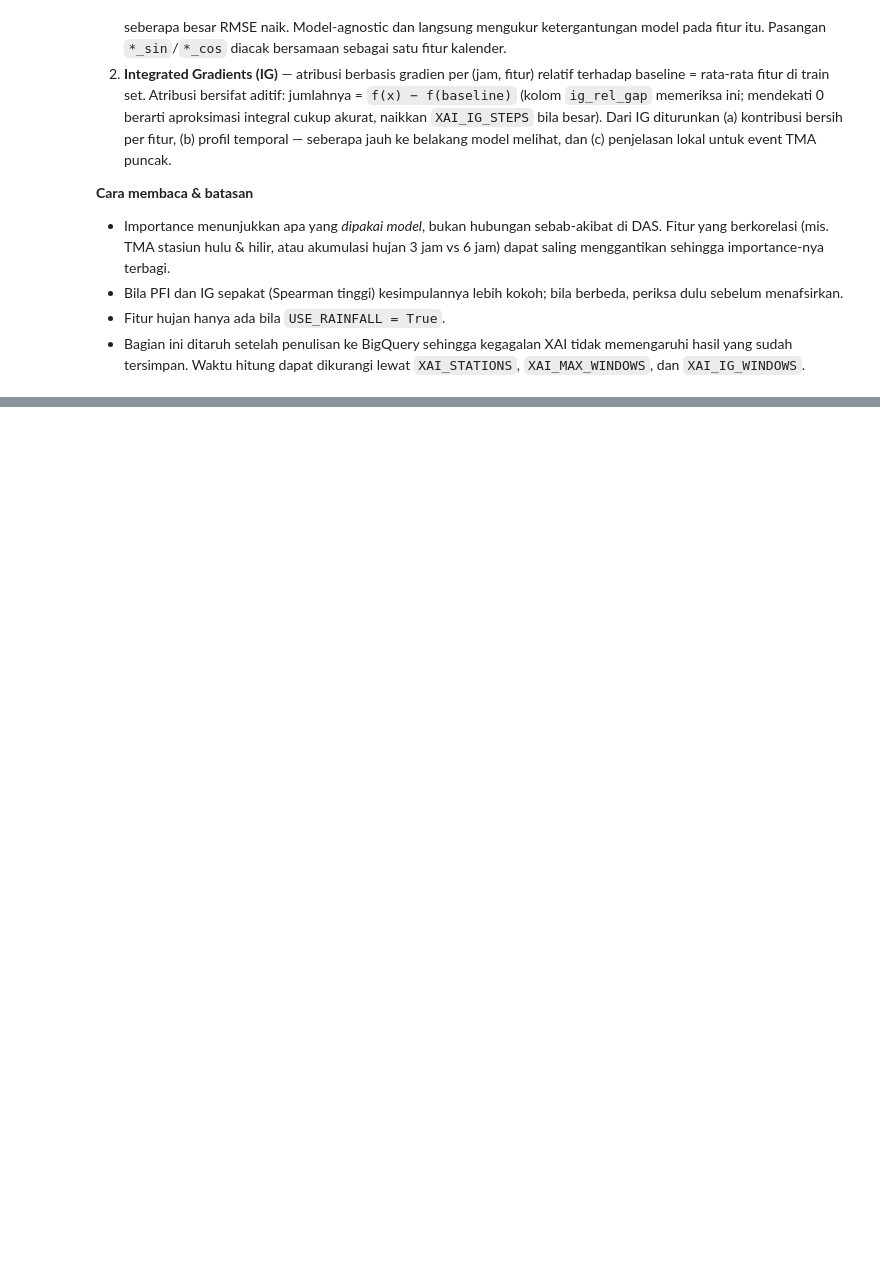
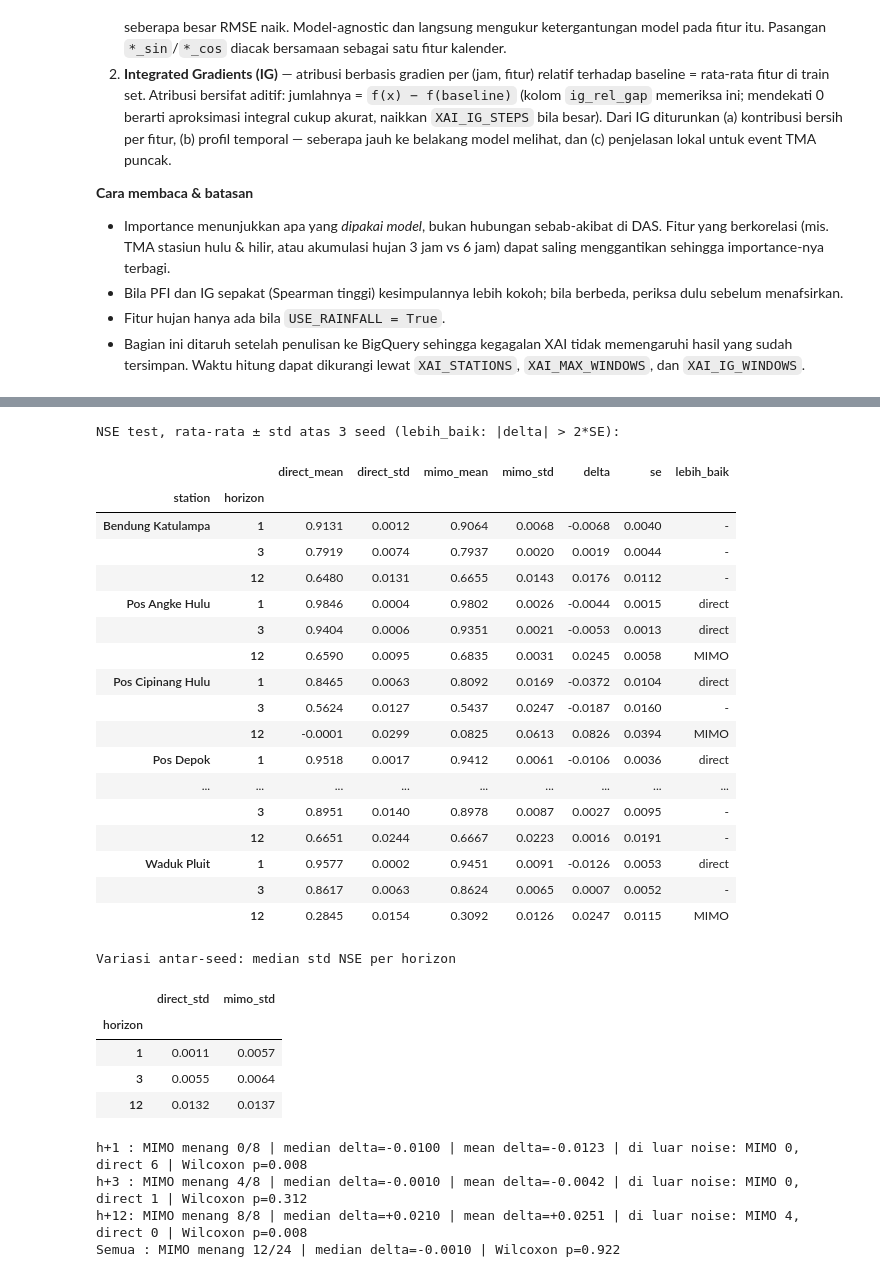
Before and after one commit to VincenzoJasonCarter/flood-forecasting-pipeline, a Jupyter notebook: notebooks_training/03_GRU.ipynb, the cells around one changed output, grey strips where cells are left out. Cells and saved outputs as stored; diff of their text form; code cells hidden in the pictures; blank space fills up the shorter version.

```diff
--- a/notebooks_training/03_GRU.ipynb
+++ b/notebooks_training/03_GRU.ipynb
@@ -734,0 +1373,66 @@ plt.show()
+# %%
+# --- Ringkasan multi-seed -------------------------------------------------------
+from scipy.stats import wilcoxon
+
+nse_s = seeds_df[seeds_df.metric == "NSE"]
+stats = (nse_s.groupby(["station", "horizon", "strategy"])["value"]
+         .agg(["mean", "std", "count"]).unstack("strategy"))
+
+seed_tbl = pd.DataFrame({
+    "direct_mean": stats[("mean", "direct")], "direct_std": stats[("std", "direct")],
+    "mimo_mean":   stats[("mean", "mimo")],   "mimo_std":   stats[("std", "mimo")],
+})
+seed_tbl["delta"] = seed_tbl["mimo_mean"] - seed_tbl["direct_mean"]
+# SE selisih rata-rata; direct satu run (RUN_DIRECT_SEEDS=False) -> variansinya dianggap 0
+seed_tbl["se"] = np.sqrt(stats[("std", "direct")].fillna(0) ** 2 / stats[("count", "direct")]
+                         + stats[("std", "mimo")] ** 2 / stats[("count", "mimo")])
+seed_tbl["lebih_baik"] = np.where(seed_tbl["delta"].abs() > 2 * seed_tbl["se"],
+                                  np.where(seed_tbl["delta"] > 0, "MIMO", "direct"), "-")
+
+print(f"NSE test, rata-rata ± std atas {len(SEEDS)} seed (lebih_baik: |delta| > 2*SE):")
+display(seed_tbl.round(4))
+
+print("\nVariasi antar-seed: median std NSE per horizon")
+display(seed_tbl.groupby(level="horizon")[["direct_std", "mimo_std"]].median().round(4))
+
+print()
+for h in HORIZONS:
+    d = seed_tbl.xs(h, level="horizon")
+    p = wilcoxon(d["mimo_mean"], d["direct_mean"]).pvalue
+    print(f"h+{h:<2}: MIMO menang {int((d['delta'] > 0).sum())}/{len(d)} | "
+          f"median delta={d['delta'].median():+.4f} | mean delta={d['delta'].mean():+.4f} | "
+          f"di luar noise: MIMO {int((d['lebih_baik'] == 'MIMO').sum())}, "
+          f"direct {int((d['lebih_baik'] == 'direct').sum())} | Wilcoxon p={p:.3f}")
+p_all = wilcoxon(seed_tbl["mimo_mean"], seed_tbl["direct_mean"]).pvalue
+print(f"Semua : MIMO menang {int((seed_tbl['delta'] > 0).sum())}/{len(seed_tbl)} | "
+      f"median delta={seed_tbl['delta'].median():+.4f} | Wilcoxon p={p_all:.3f}")
+# %% [output]
+NSE test, rata-rata ± std atas 3 seed (lebih_baik: |delta| > 2*SE):
+|  |  | direct_mean | direct_std | mimo_mean | mimo_std | delta | se | lebih_baik |
+| station | horizon |  |  |  |  |  |  |  |
+| Bendung Katulampa | 1 | 0.9131 | 0.0012 | 0.9064 | 0.0068 | -0.0068 | 0.0040 | - |
+|  | 3 | 0.7919 | 0.0074 | 0.7937 | 0.0020 | 0.0019 | 0.0044 | - |
+|  | 12 | 0.6480 | 0.0131 | 0.6655 | 0.0143 | 0.0176 | 0.0112 | - |
+| Pos Angke Hulu | 1 | 0.9846 | 0.0004 | 0.9802 | 0.0026 | -0.0044 | 0.0015 | direct |
+|  | 3 | 0.9404 | 0.0006 | 0.9351 | 0.0021 | -0.0053 | 0.0013 | direct |
+|  | 12 | 0.6590 | 0.0095 | 0.6835 | 0.0031 | 0.0245 | 0.0058 | MIMO |
+| Pos Cipinang Hulu | 1 | 0.8465 | 0.0063 | 0.8092 | 0.0169 | -0.0372 | 0.0104 | direct |
+|  | 3 | 0.5624 | 0.0127 | 0.5437 | 0.0247 | -0.0187 | 0.0160 | - |
+|  | 12 | -0.0001 | 0.0299 | 0.0825 | 0.0613 | 0.0826 | 0.0394 | MIMO |
+| Pos Depok | 1 | 0.9518 | 0.0017 | 0.9412 | 0.0061 | -0.0106 | 0.0036 | direct |
+| ... | ... | ... | ... | ... | ... | ... | ... | ... |
+|  | 3 | 0.8951 | 0.0140 | 0.8978 | 0.0087 | 0.0027 | 0.0095 | - |
+|  | 12 | 0.6651 | 0.0244 | 0.6667 | 0.0223 | 0.0016 | 0.0191 | - |
+| Waduk Pluit | 1 | 0.9577 | 0.0002 | 0.9451 | 0.0091 | -0.0126 | 0.0053 | direct |
+|  | 3 | 0.8617 | 0.0063 | 0.8624 | 0.0065 | 0.0007 | 0.0052 | - |
+|  | 12 | 0.2845 | 0.0154 | 0.3092 | 0.0126 | 0.0247 | 0.0115 | MIMO |
+Variasi antar-seed: median std NSE per horizon
+|  | direct_std | mimo_std |
+| horizon |  |  |
+| 1 | 0.0011 | 0.0057 |
+| 3 | 0.0055 | 0.0064 |
+| 12 | 0.0132 | 0.0137 |
+h+1 : MIMO menang 0/8 | median delta=-0.0100 | mean delta=-0.0123 | di luar noise: MIMO 0, direct 6 | Wilcoxon p=0.008
+h+3 : MIMO menang 4/8 | median delta=-0.0010 | mean delta=-0.0042 | di luar noise: MIMO 0, direct 1 | Wilcoxon p=0.312
+h+12: MIMO menang 8/8 | median delta=+0.0210 | mean delta=+0.0251 | di luar noise: MIMO 4, direct 0 | Wilcoxon p=0.008
+Semua : MIMO menang 12/24 | median delta=-0.0010 | Wilcoxon p=0.922
```
Also changed, not shown: parts of 23 cells of this notebook, 6 other files.
